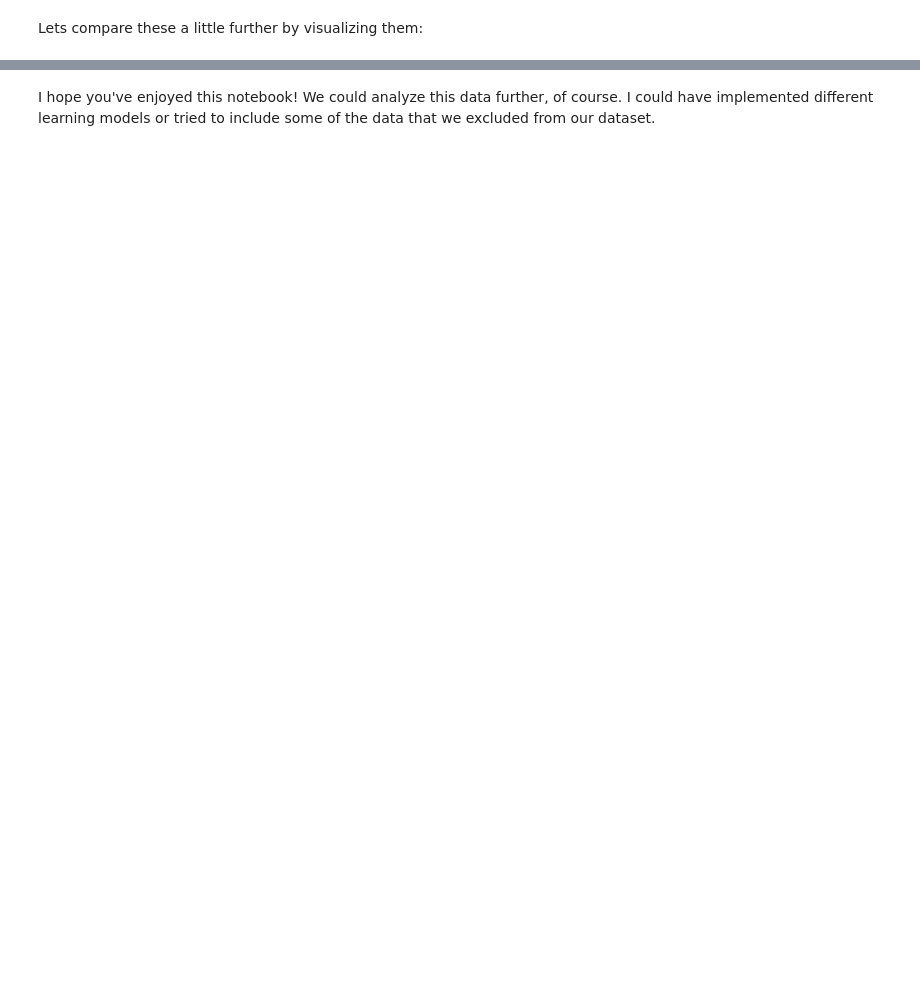
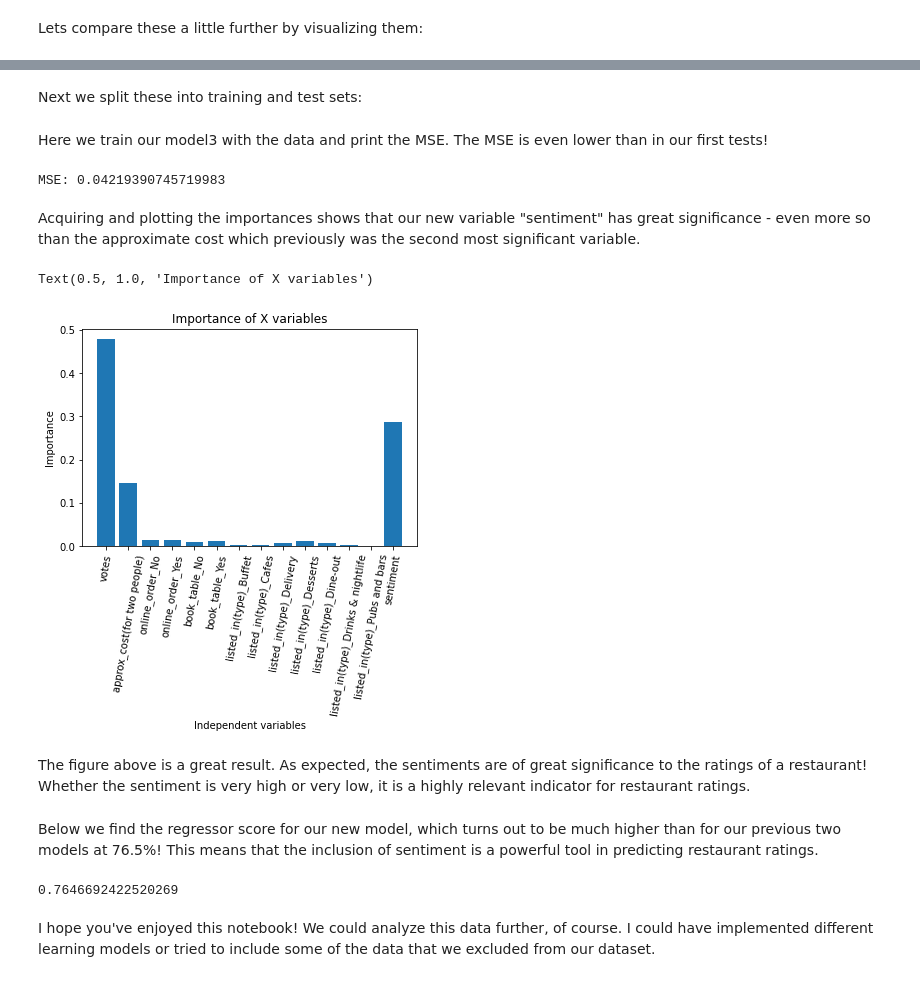
Before and after one commit to lime02lime/Restaurant-Data, a Jupyter notebook: restaurant-ratings-analysis.ipynb, the cells around one changed output, grey strips where cells are left out. Drawn from its saved outputs; the diff is of its cells as text; code cells hidden in the pictures; blank space fills up the shorter version.

Commit message:
Kaggle Notebook | Restaurant Ratings Analysis | Version 5

```diff
--- a/restaurant-ratings-analysis.ipynb
+++ b/restaurant-ratings-analysis.ipynb
@@ -540,0 +589,2 @@ Lastly, restaurants grouped as dine-out score the second-lowest on average, but
+# %%
+df2["sentiment"] = positivity
@@ -540,0 +604,7 @@ Lastly, restaurants grouped as dine-out score the second-lowest on average, but
+# %%
+X3 = df2.drop("rate", axis=1) #taking the whole df2 without ratings (so all indpt variables)
+X3 = X3.values #the variable X contains a df so here we convert it to an array
+#this is because learning algorithms tend to work with arrays and not dfs.
+
+Y3 = df2["rate"] #taking our dependent variable.
+print(Y)
@@ -541,2 +624,43 @@ Lastly, restaurants grouped as dine-out score the second-lowest on average, but
+# %% [markdown]
+Next we split these into training and test sets:
+# %%
+X3_train,X3_test, Y3_train, Y3_test = train_test_split(X3, Y3, test_size = 0.3, random_state = 0)
+# %% [markdown]
+Here we train our model3  with the data and print the MSE. The MSE is even lower than in our first tests!
+# %%
+model3 = RandomForestRegressor(n_estimators=100)
+
+# Fit the model to the training data
+model3.fit(X3_train, Y3_train)
+
+# Use the model to make predictions on the test data
+Y3_pred = model3.predict(X3_test)
+
+# Evaluate the model using mean squared error (MSE)
+from sklearn.metrics import mean_squared_error
+print("MSE:", mean_squared_error(Y3_test, Y3_pred))
+# %% [output]
+MSE: 0.04219390745719983
+# %% [markdown]
+Acquiring and plotting the importances shows that our new variable "sentiment" has great significance - even more so than the approximate cost which previously was the second most significant variable.
+# %%
+importances3 = model3.feature_importances_
+plt.bar(df2.drop("rate", axis=1).columns, importances3)
+plt.xticks(rotation=80)
+plt.xlabel("Independent variables")
+plt.ylabel("Importance")
+plt.title("Importance of X variables")
+# %% [output]
+Text(0.5, 1.0, 'Importance of X variables')
+[figure, added]
+# %% [markdown]
+The figure above is a great result. As expected, the sentiments are of great significance to the ratings of a restaurant! Whether the sentiment is very high or very low, it is a highly relevant indicator for restaurant ratings.
+# %% [markdown]
+Below we find the regressor score for our new model, which turns out to be much higher than for our previous two models at 76.5%! This means that the inclusion of sentiment is a powerful tool in predicting restaurant ratings.
+# %%
+regressor_score3 = model3.score(X3_test,Y3_test)
+print(regressor_score3)
+# %% [output]
+0.7646692422520269
 # %% [markdown]
 I hope you've enjoyed this notebook! We could analyze this data further, of course. I could have implemented different learning models or tried to include some of the data that we excluded from our dataset.
```
Also changed, not shown: parts of 52 cells of this notebook.
